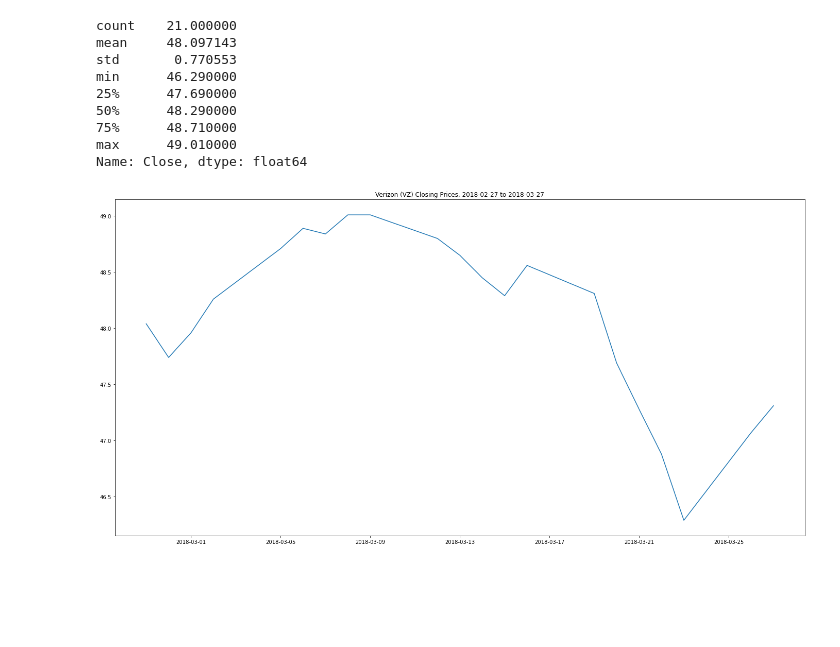
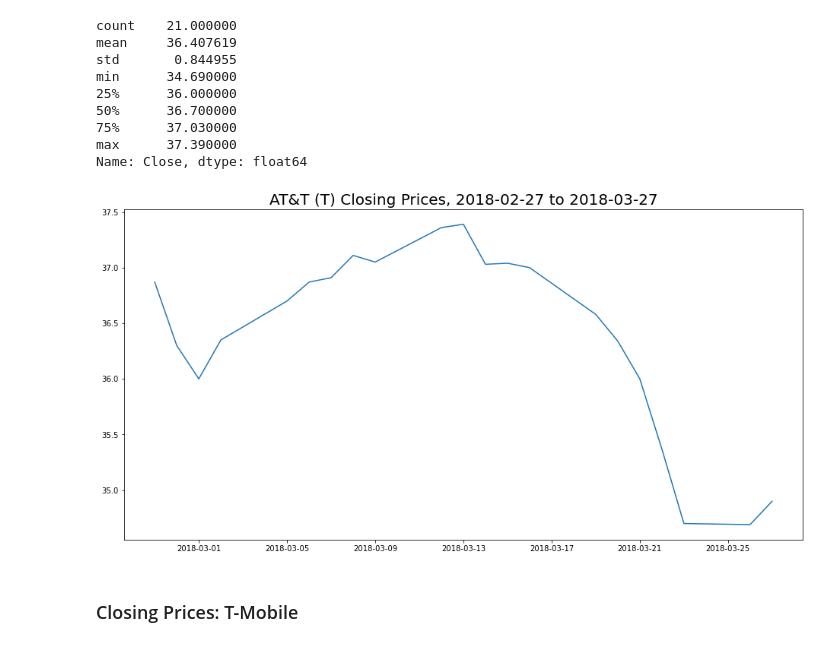
Before and after one commit to knnthchng/StockAnalysis, a Jupyter notebook: StockAnalysis.ipynb, the cells around one changed output. Saved outputs shown, nothing was run; the diff lists cells and outputs as text; code cells hidden in the pictures; blank space fills up the shorter version.

```diff
--- a/StockAnalysis.ipynb
+++ b/StockAnalysis.ipynb
@@ -10,5 +10,5 @@ A start date of 2008-03-27 was added to the API call in order to receive 10 year
 # %%
-VZ_url = "https://data.nasdaq.com/api/v3/datasets/WIKI/VZ.csv?start_date=2008-03-27"
+VZ_url = "https://data.nasdaq.com/api/v3/datasets/WIKI/VZ.csv?start_date=2013-03-27"
 VZ_df = pd.read_csv(VZ_url)
 
 VZ_df
@@ -29,5 +29,5 @@ VZ_df
 # %%
-ATT_url = "https://data.nasdaq.com/api/v3/datasets/WIKI/T.csv?start_date=2008-03-27"
+ATT_url = "https://data.nasdaq.com/api/v3/datasets/WIKI/T.csv?start_date=2013-03-27"
 ATT_df = pd.read_csv(ATT_url)
 
 ATT_df
@@ -225,24 +312,29 @@ Name: Close, dtype: float64
 # %%
 # Graph the past month's data (from this dataset)
-mask = (VZ_df["Date"] > '2018-02-26') & (VZ_df["Date"] <= '2018-03-27')
-VZ_1week_df = VZ_df.loc[mask]
+mask = (ATT_df["Date"] > '2018-02-26') & (VZ_df["Date"] <= '2018-03-27')
+ATT_1wk_df = ATT_df.loc[mask]
 
-y = VZ_1week_df["Close"]
-x = VZ_1week_df["Date"]
+y_1wk = ATT_1wk_df["Close"]
+x_1wk = ATT_1wk_df["Date"]
 
-plt.figure(figsize=(24,12))
-plt.title("Verizon (VZ) Closing Prices, 2018-02-27 to 2018-03-27")
-plt.plot(x, y)
+# initial_close needs to be recalculated
+initial_close = y_1wk.iloc[-1]
 
-print(VZ_1week_df.describe()["Close"])
+plt.figure(figsize=(16, 8))
+plt.title("AT&T (T) Closing Prices, 2018-02-27 to 2018-03-27", fontsize=20)
+plt.plot(x_1wk, y_1wk)
+
+print(ATT_1wk_df.describe()["Close"])
 # %% [output]
 count    21.000000
-mean     48.097143
-std       0.770553
-min      46.290000
-25%      47.690000
-50%      48.290000
-75%      48.710000
-max      49.010000
+mean     36.407619
+std       0.844955
+min      34.690000
+25%      36.000000
+50%      36.700000
+75%      37.030000
+max      37.390000
 Name: Close, dtype: float64
-[figure, old version]
+[figure, new version]
+# %% [markdown]
+### Closing Prices: T-Mobile
```
Also changed, not shown: parts of 24 cells of this notebook, 3 other files.
